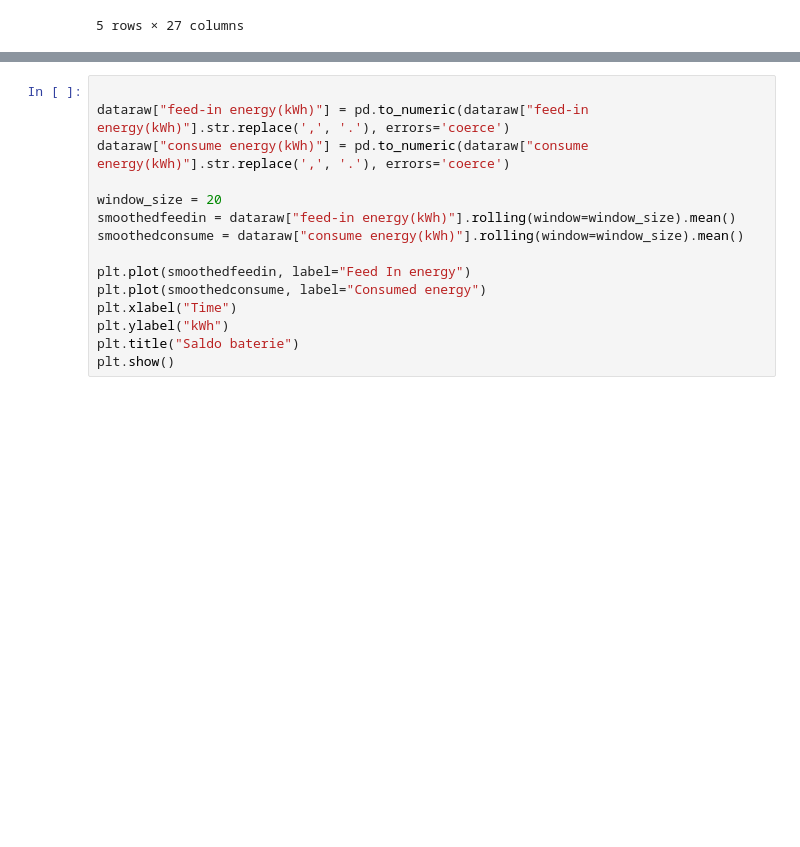
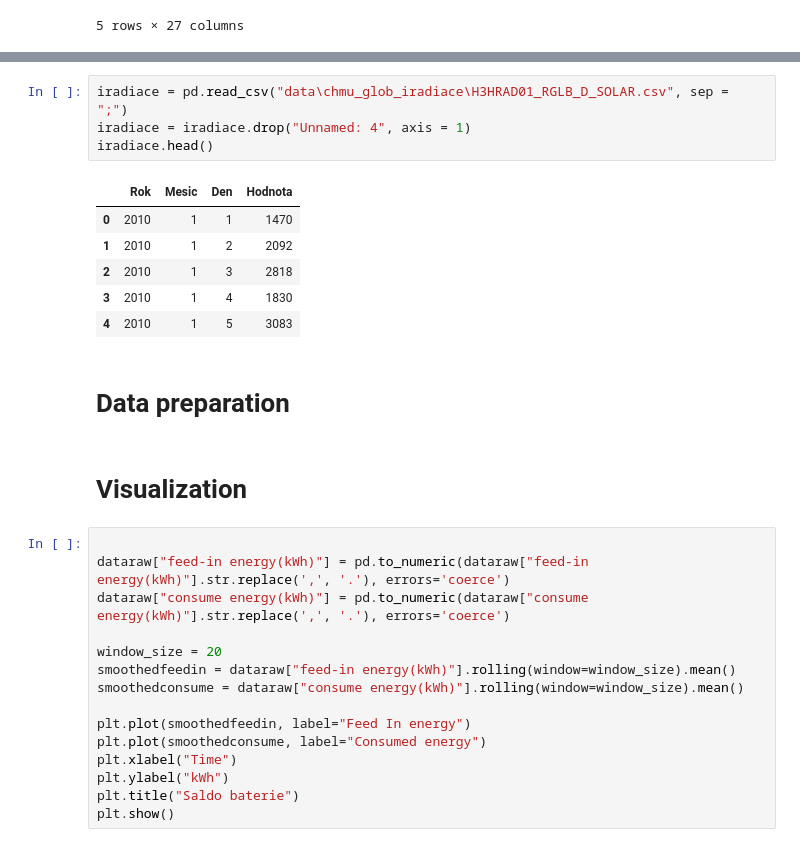
Before and after one commit to luukkass/finalprojekt, a Jupyter notebook: fve.ipynb, the cells around one changed output, grey strips where cells are left out. Drawn from its saved outputs; the diff is of its cells as text; blank space fills up the shorter version.

```diff
--- a/fve.ipynb
+++ b/fve.ipynb
@@ -17,3 +38,18 @@ dataraw.head()
+# %%
+iradiace = pd.read_csv("data\chmu_glob_iradiace\H3HRAD01_RGLB_D_SOLAR.csv", sep = ";")
+iradiace = iradiace.drop("Unnamed: 4", axis = 1)
+iradiace.head()
+# %% [output]
+|  | Rok | Mesic | Den | Hodnota |
+| 0 | 2010 | 1 | 1 | 1470 |
+| 1 | 2010 | 1 | 2 | 2092 |
+| 2 | 2010 | 1 | 3 | 2818 |
+| 3 | 2010 | 1 | 4 | 1830 |
+| 4 | 2010 | 1 | 5 | 3083 |
+# %% [markdown]
+# Data preparation
+# %% [markdown]
+# Visualization
 # %%
 
 dataraw["feed-in energy(kWh)"] = pd.to_numeric(dataraw["feed-in energy(kWh)"].str.replace(',', '.'), errors='coerce')
```
Also changed, not shown: parts of 4 cells of this notebook, 2 other files.
